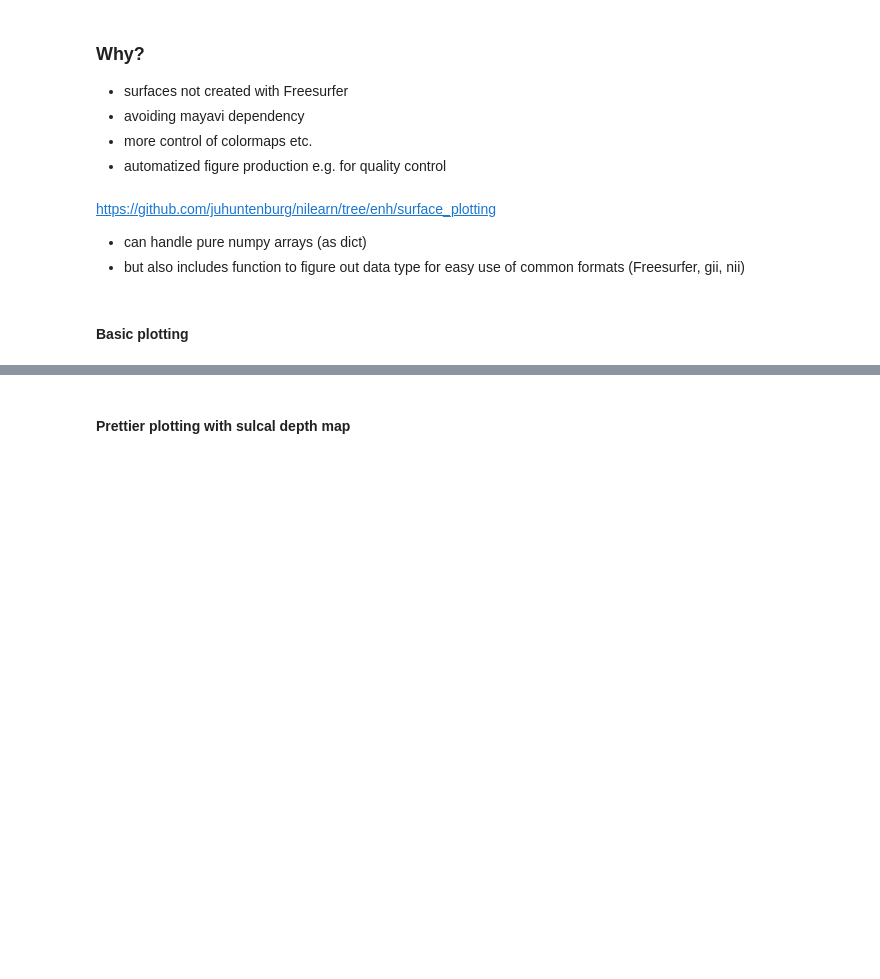
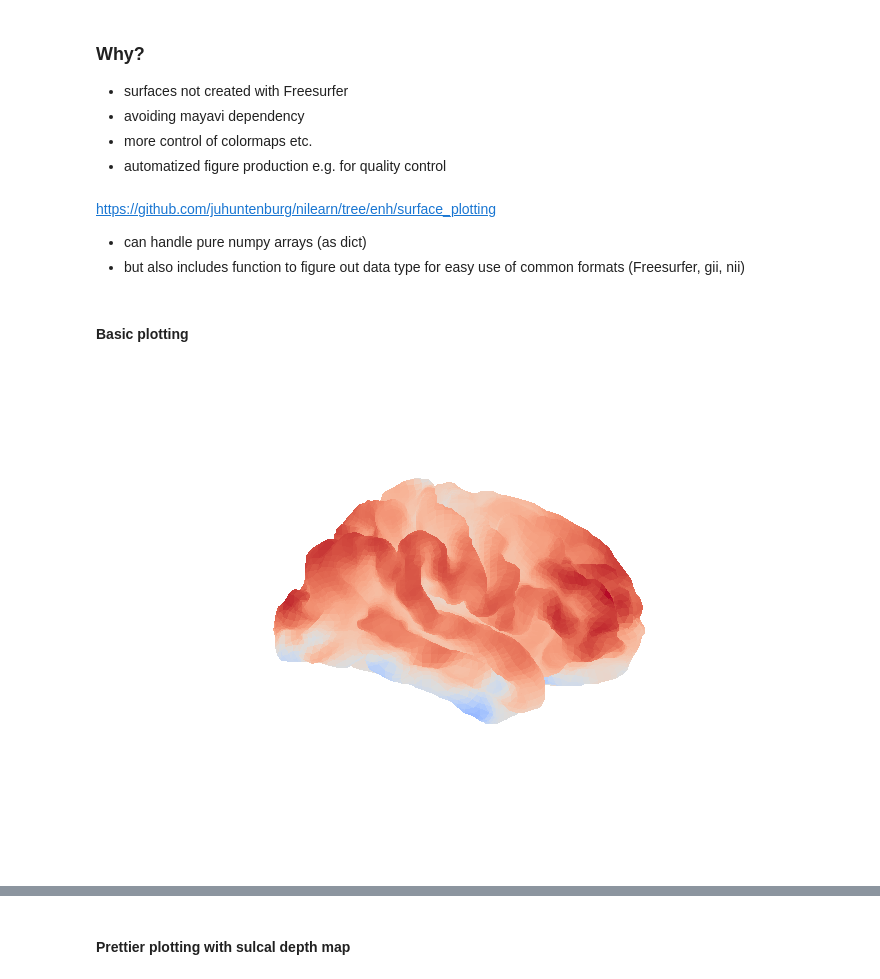
Before and after one commit to juhuntenburg/cbspython_surf, a Jupyter notebook: freesurfer_free.ipynb, the cells around one changed output, grey strips where cells are left out. Cells and saved outputs as stored; diff of their text form; code cells hidden in the pictures; blank space fills up the shorter version.

```diff
--- a/freesurfer_free.ipynb
+++ b/freesurfer_free.ipynb
@@ -67,4 +100,7 @@ mesh['faces']=faces_map
 # %% [markdown]
 #### Basic plotting
 # %%
+sns.set_style('white')
 plot = plotting.plot_surf_stat_map(mesh, 'rh', stat_map=data_map)
+# %% [output]
+[figure, added]
```
Also changed, not shown: parts of 16 cells of this notebook, 2 other files.
